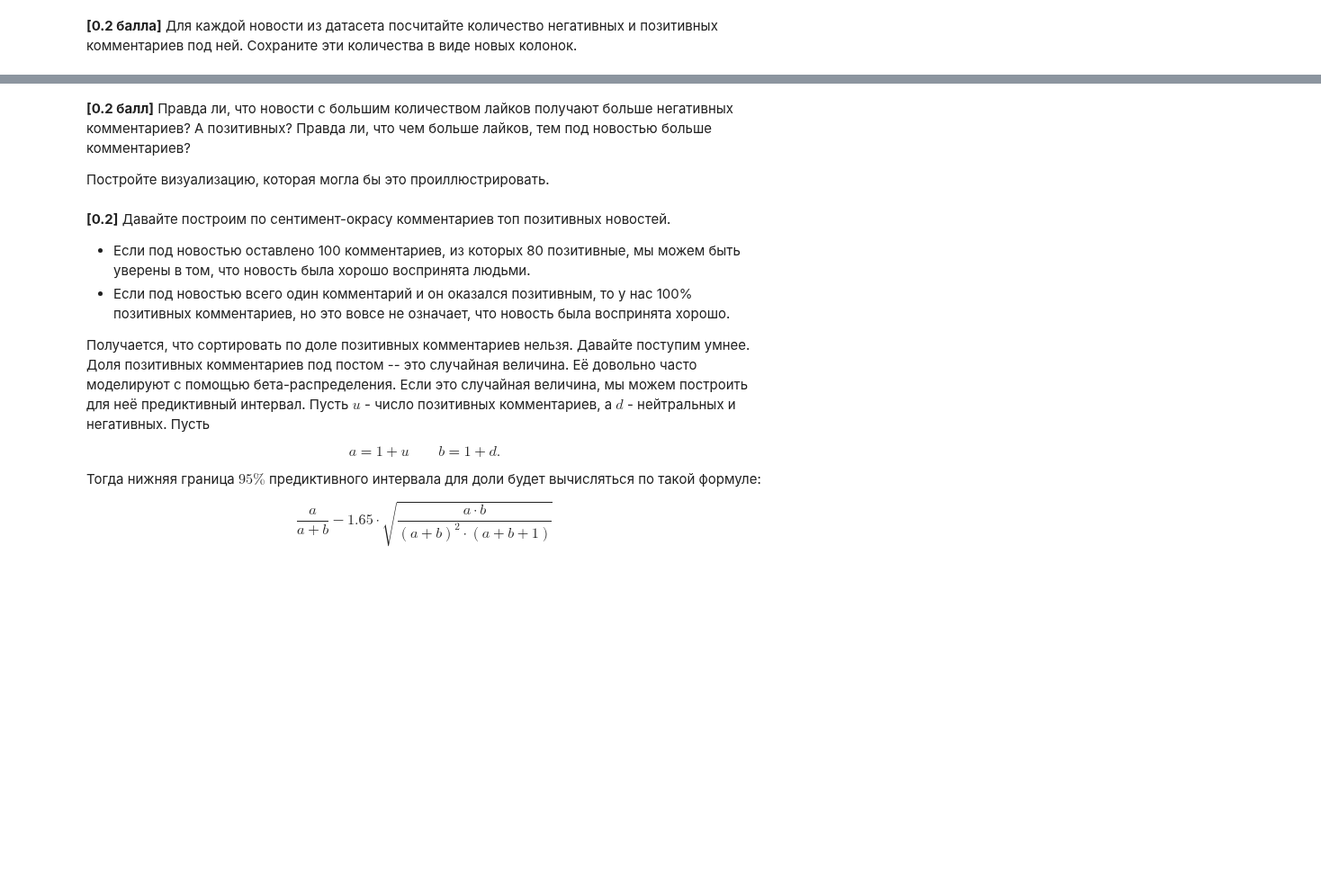
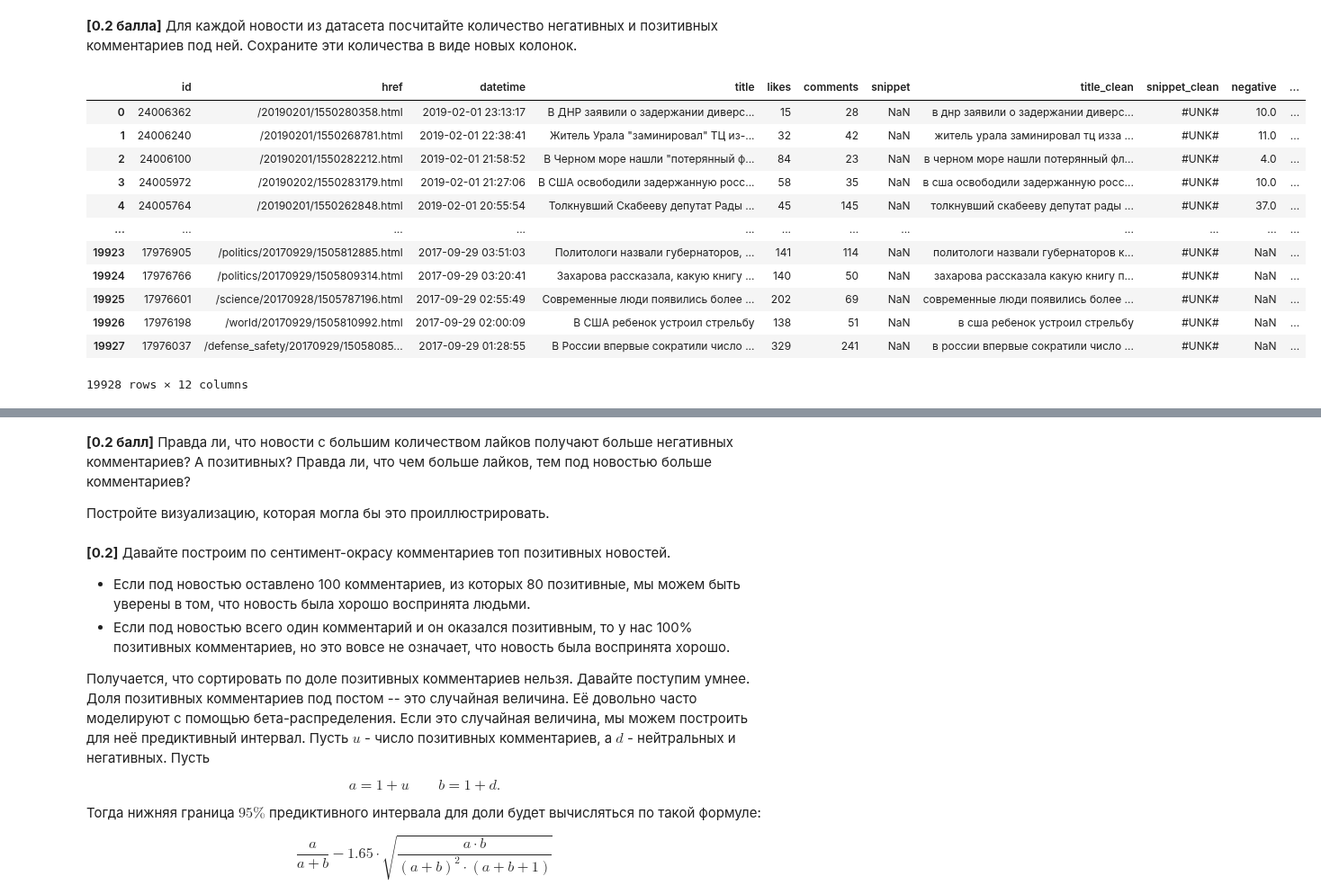
Before and after one commit to RuslanGaliullin/iad-deep-learning, a Jupyter notebook: 2023/homeworks/hw4_texts.ipynb, the cells around one changed output, grey strips where cells are left out. Shown at 90% size. Drawn from its saved outputs; the diff is of its cells as text; code cells hidden in the pictures; blank space fills up the shorter version.

```diff
--- a/2023/homeworks/hw4_texts.ipynb
+++ b/2023/homeworks/hw4_texts.ipynb
@@ -933,3 +932,5 @@ df_comments_labeled.to_csv('df_comments_labeled.csv')
+# %%
+df_comments_labeled = pd.read_csv('data/df_comments_labeled.csv')
 # %% [markdown]
 ## Часть 4: аналитика (1 балл + 0.2 бонусных)
 
@@ -948,0 +962,20 @@ __[0.2 балла]__ Для каждой новости из датасета п
+# %%
+count_by_post_id_by_label = df_comments_labeled.groupby(['post_id', 'label'], group_keys=False).count()[['id']].reset_index().rename(columns={'id': 'count', 'post_id':'id'}).sort_values(by=['id'])
+pivot_table_vk = count_by_post_id_by_label.pivot_table(index='id', columns='label', values='count', aggfunc='sum')
+
+merged_df_vk = df_vk.merge(pivot_table_vk, on='id', how='left')
+merged_df_vk
+# %% [output]
+|  | id | href | datetime | title | likes | comments | snippet | title_clean | snippet_clean | negative | ... |
+| 0 | 24006362 | /20190201/1550280358.html | 2019-02-01 23:13:17 | В ДНР заявили о задержании диверс... | 15 | 28 | NaN | в днр заявили о задержании диверс... | #UNK# | 10.0 | ... |
+| 1 | 24006240 | /20190201/1550268781.html | 2019-02-01 22:38:41 | Житель Урала "заминировал" ТЦ из-... | 32 | 42 | NaN | житель урала заминировал тц изза ... | #UNK# | 11.0 | ... |
+| 2 | 24006100 | /20190201/1550282212.html | 2019-02-01 21:58:52 | В Черном море нашли "потерянный ф... | 84 | 23 | NaN | в черном море нашли потерянный фл... | #UNK# | 4.0 | ... |
+| 3 | 24005972 | /20190202/1550283179.html | 2019-02-01 21:27:06 | В США освободили задержанную росс... | 58 | 35 | NaN | в сша освободили задержанную росс... | #UNK# | 10.0 | ... |
+| 4 | 24005764 | /20190201/1550262848.html | 2019-02-01 20:55:54 | Толкнувший Скабееву депутат Рады ... | 45 | 145 | NaN | толкнувший скабееву депутат рады ... | #UNK# | 37.0 | ... |
+| ... | ... | ... | ... | ... | ... | ... | ... | ... | ... | ... | ... |
+| 19923 | 17976905 | /politics/20170929/1505812885.html | 2017-09-29 03:51:03 | Политологи назвали губернаторов, ... | 141 | 114 | NaN | политологи назвали губернаторов к... | #UNK# | NaN | ... |
+| 19924 | 17976766 | /politics/20170929/1505809314.html | 2017-09-29 03:20:41 | Захарова рассказала, какую книгу ... | 140 | 50 | NaN | захарова рассказала какую книгу п... | #UNK# | NaN | ... |
+| 19925 | 17976601 | /science/20170928/1505787196.html | 2017-09-29 02:55:49 | Современные люди появились более ... | 202 | 69 | NaN | современные люди появились более ... | #UNK# | NaN | ... |
+| 19926 | 17976198 | /world/20170929/1505810992.html | 2017-09-29 02:00:09 | В США ребенок устроил стрельбу | 138 | 51 | NaN | в сша ребенок устроил стрельбу | #UNK# | NaN | ... |
+| 19927 | 17976037 | /defense_safety/20170929/15058085... | 2017-09-29 01:28:55 | В России впервые сократили число ... | 329 | 241 | NaN | в россии впервые сократили число ... | #UNK# | NaN | ... |
+19928 rows × 12 columns
```
Also changed, not shown: parts of 12 cells of this notebook.
